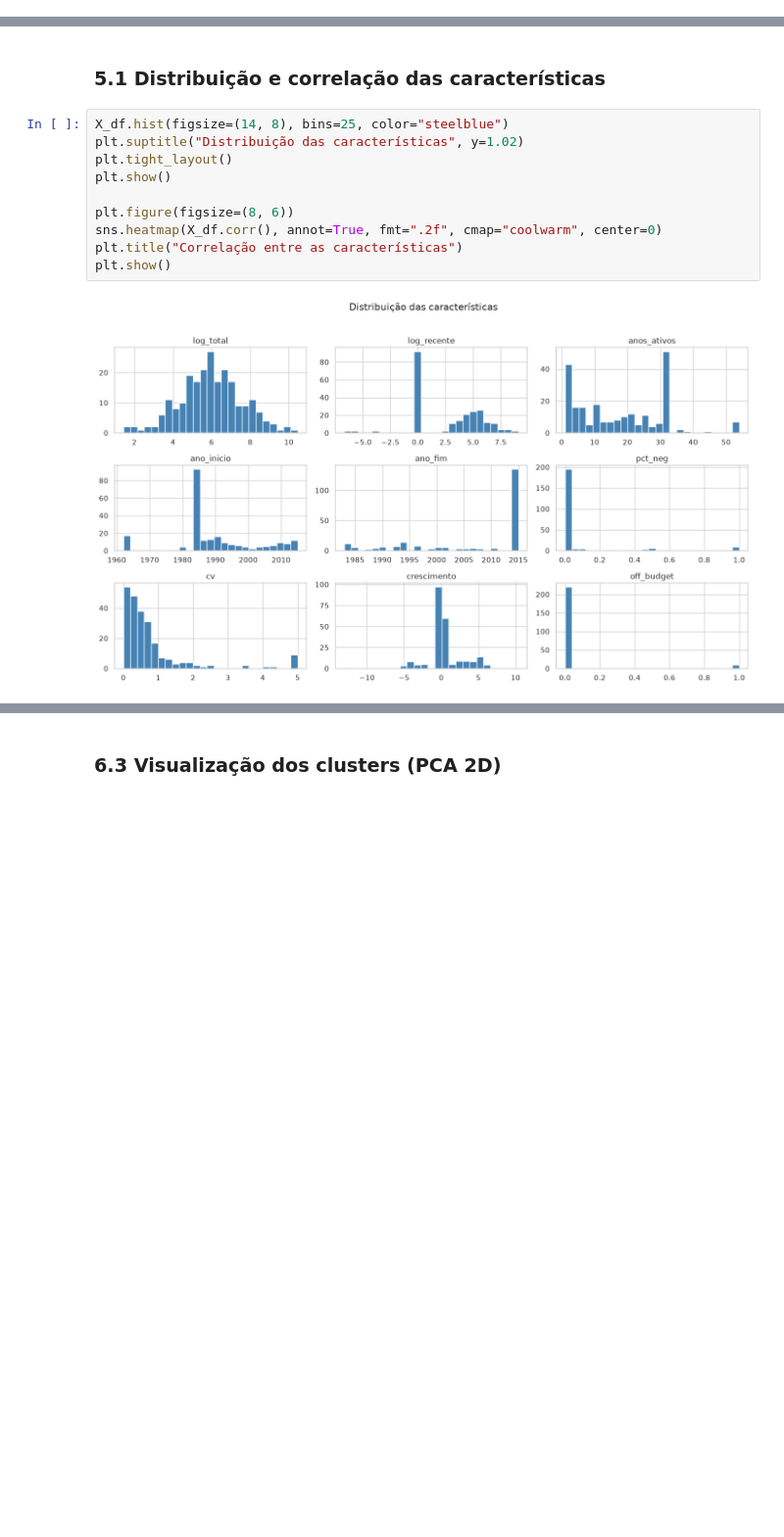
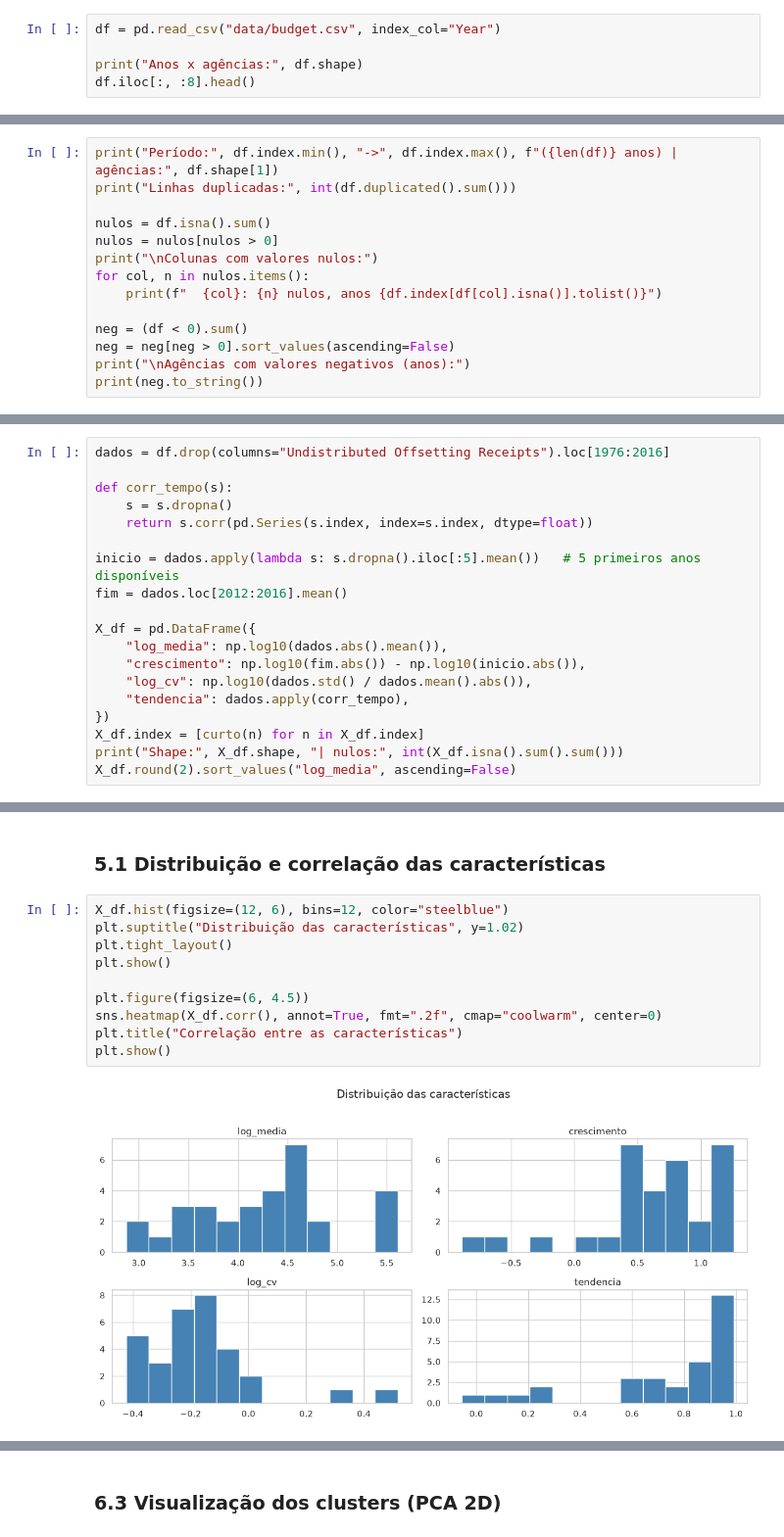
Before and after one commit to emilitabuti/ia-ml-cluster, a Jupyter notebook: eda_clustering_budget.ipynb, the cells around one changed output, grey strips where cells are left out. Shown at 98% size. Drawn from its saved outputs; the diff is of its cells as text; blank space fills up the shorter version.

Commit message:
Usa o dataset do Kaggle (US Federal Government Budget) e clusteriza as agências com K-Means

```diff
--- a/eda_clustering_budget.ipynb
+++ b/eda_clustering_budget.ipynb
@@ -68,0 +37,5 @@ Linhas x colunas: (237, 72)
+# %%
+df = pd.read_csv("data/budget.csv", index_col="Year")
+
+print("Anos x agências:", df.shape)
+df.iloc[:, :8].head()
@@ -284,0 +63,14 @@ Shape: (230, 9) | nulos: 0
+# %%
+print("Período:", df.index.min(), "->", df.index.max(), f"({len(df)} anos) | agências:", df.shape[1])
+print("Linhas duplicadas:", int(df.duplicated().sum()))
+
+nulos = df.isna().sum()
+nulos = nulos[nulos > 0]
+print("\nColunas com valores nulos:")
+for col, n in nulos.items():
+    print(f"  {col}: {n} nulos, anos {df.index[df[col].isna()].tolist()}")
+
+neg = (df < 0).sum()
+neg = neg[neg > 0].sort_values(ascending=False)
+print("\nAgências com valores negativos (anos):")
+print(neg.to_string())
@@ -284,0 +198,19 @@ Shape: (230, 9) | nulos: 0
+# %%
+dados = df.drop(columns="Undistributed Offsetting Receipts").loc[1976:2016]
+
+def corr_tempo(s):
+    s = s.dropna()
+    return s.corr(pd.Series(s.index, index=s.index, dtype=float))
+
+inicio = dados.apply(lambda s: s.dropna().iloc[:5].mean())   # 5 primeiros anos disponíveis
+fim = dados.loc[2012:2016].mean()
+
+X_df = pd.DataFrame({
+    "log_media": np.log10(dados.abs().mean()),
+    "crescimento": np.log10(fim.abs()) - np.log10(inicio.abs()),
+    "log_cv": np.log10(dados.std() / dados.mean().abs()),
+    "tendencia": dados.apply(corr_tempo),
+})
+X_df.index = [curto(n) for n in X_df.index]
+print("Shape:", X_df.shape, "| nulos:", int(X_df.isna().sum().sum()))
+X_df.round(2).sort_values("log_media", ascending=False)
@@ -285,14 +236,14 @@ Shape: (230, 9) | nulos: 0
 # %% [markdown]
 ### 5.1 Distribuição e correlação das características
 # %%
-X_df.hist(figsize=(14, 8), bins=25, color="steelblue")
+X_df.hist(figsize=(12, 6), bins=12, color="steelblue")
 plt.suptitle("Distribuição das características", y=1.02)
 plt.tight_layout()
 plt.show()
 
-plt.figure(figsize=(8, 6))
+plt.figure(figsize=(6, 4.5))
 sns.heatmap(X_df.corr(), annot=True, fmt=".2f", cmap="coolwarm", center=0)
 plt.title("Correlação entre as características")
 plt.show()
 # %% [output]
-[figure, old version]
+[figure, new version]
```
Also changed, not shown: parts of 50 cells of this notebook, 3 other files.
